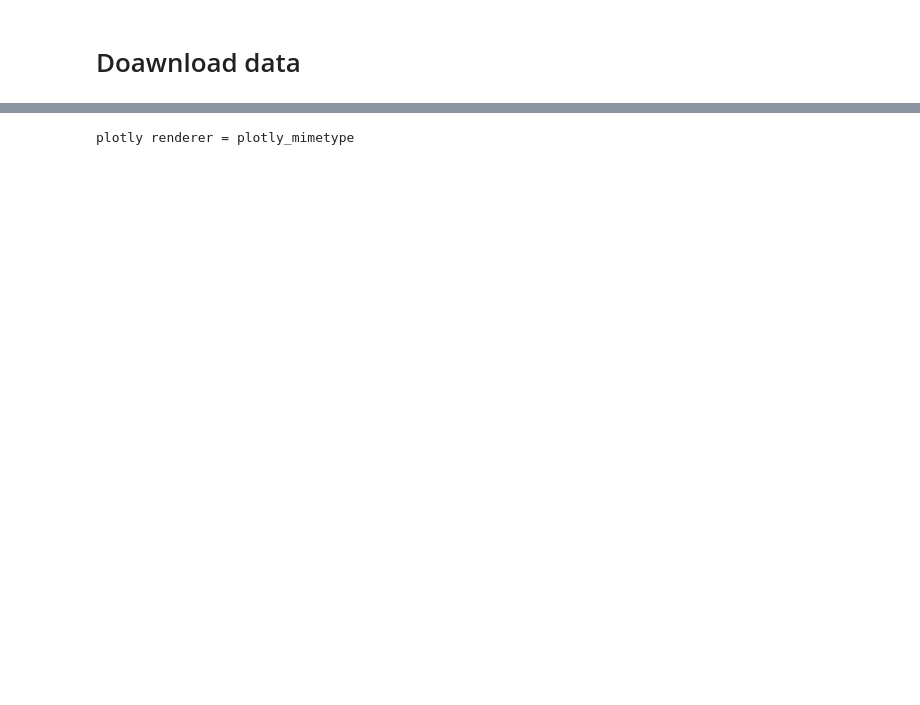
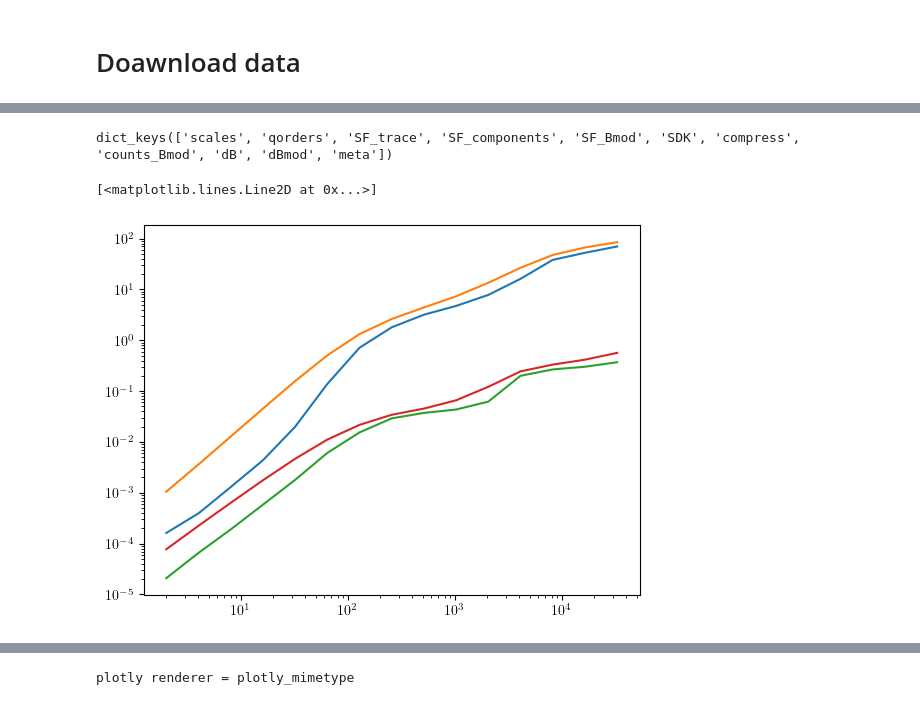
Before and after one commit to nsioulas/MHDTurbPy, a Jupyter notebook: Notebooks_Examples/SOLO.ipynb, the cells around one changed output, grey strips where cells are left out. Saved outputs shown, nothing was run; the diff lists cells and outputs as text; code cells hidden in the pictures; blank space fills up the shorter version.

```diff
--- a/Notebooks_Examples/SOLO.ipynb
+++ b/Notebooks_Examples/SOLO.ipynb
@@ -307,0 +391,47 @@ NameError: name 'func' is not defined
+# %%
+B          = fin["Mag"]["B_resampled"]
+max_qorder = 8
+scales     = 2 ** np.arange(1, 16, 1)   # 1D: [2, 8, 32, 128, 512, 2048] if stop=12
+
+
+pt_5 = turb.structure_functions_parallel(
+    B,
+    scales,
+    max_qorder,
+    five_points_sfunc=True,
+    keep_sdk=True,
+    return_components=True,
+    return_Bmod=True,
+    return_compress=True,
+    return_flucts=False,
+    n_jobs=-1,
+    return_all=False,
+)
+# %%
+pt_2 = turb.structure_functions_parallel(
+    B,
+    scales,
+    max_qorder,
+    five_points_sfunc=False,
+    keep_sdk=True,
+    return_components=True,
+    return_Bmod=True,
+    return_compress=True,
+    return_flucts=False,
+    n_jobs=-1,
+    return_all=False,
+)
+# %%
+pt_2.keys()
+# %% [output]
+dict_keys(['scales', 'qorders', 'SF_trace', 'SF_components', 'SF_Bmod', 'SDK', 'compress', 'counts_Bmod', 'dB', 'dBmod', 'meta'])
+# %%
+plt.loglog(pt_5['scales'], pt_5['SF_trace'].T[1])
+plt.loglog(pt_2['scales'], pt_2['SF_trace'].T[1])
+
+
+plt.loglog(pt_5['scales'], pt_5['SF_Bmod'].T[1])
+plt.loglog(pt_2['scales'], pt_2['SF_Bmod'].T[1])
+# %% [output]
+[<matplotlib.lines.Line2D at 0x...>]
+[figure, added]
```
Also changed, not shown: parts of 35 cells of this notebook, 3 other files.
